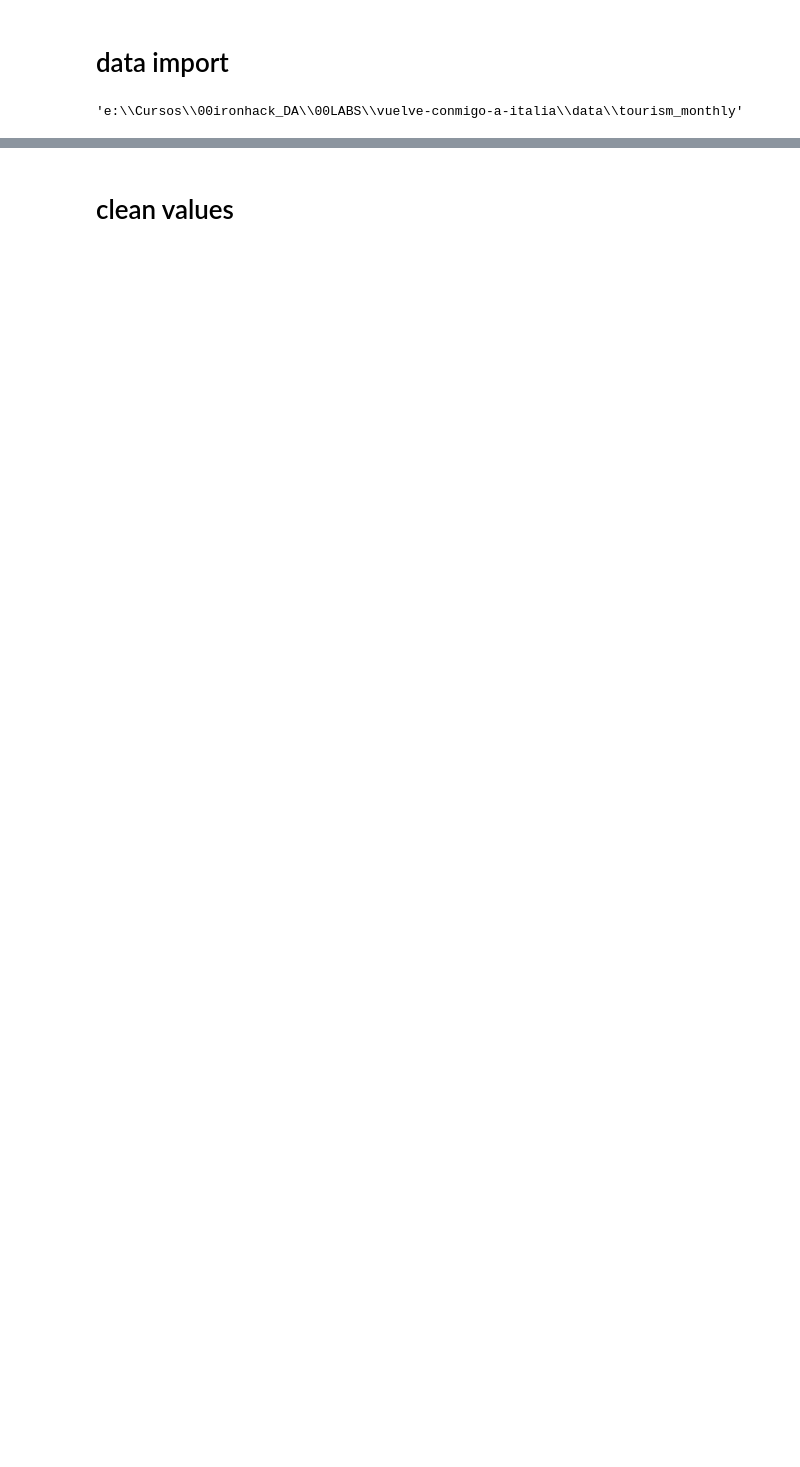
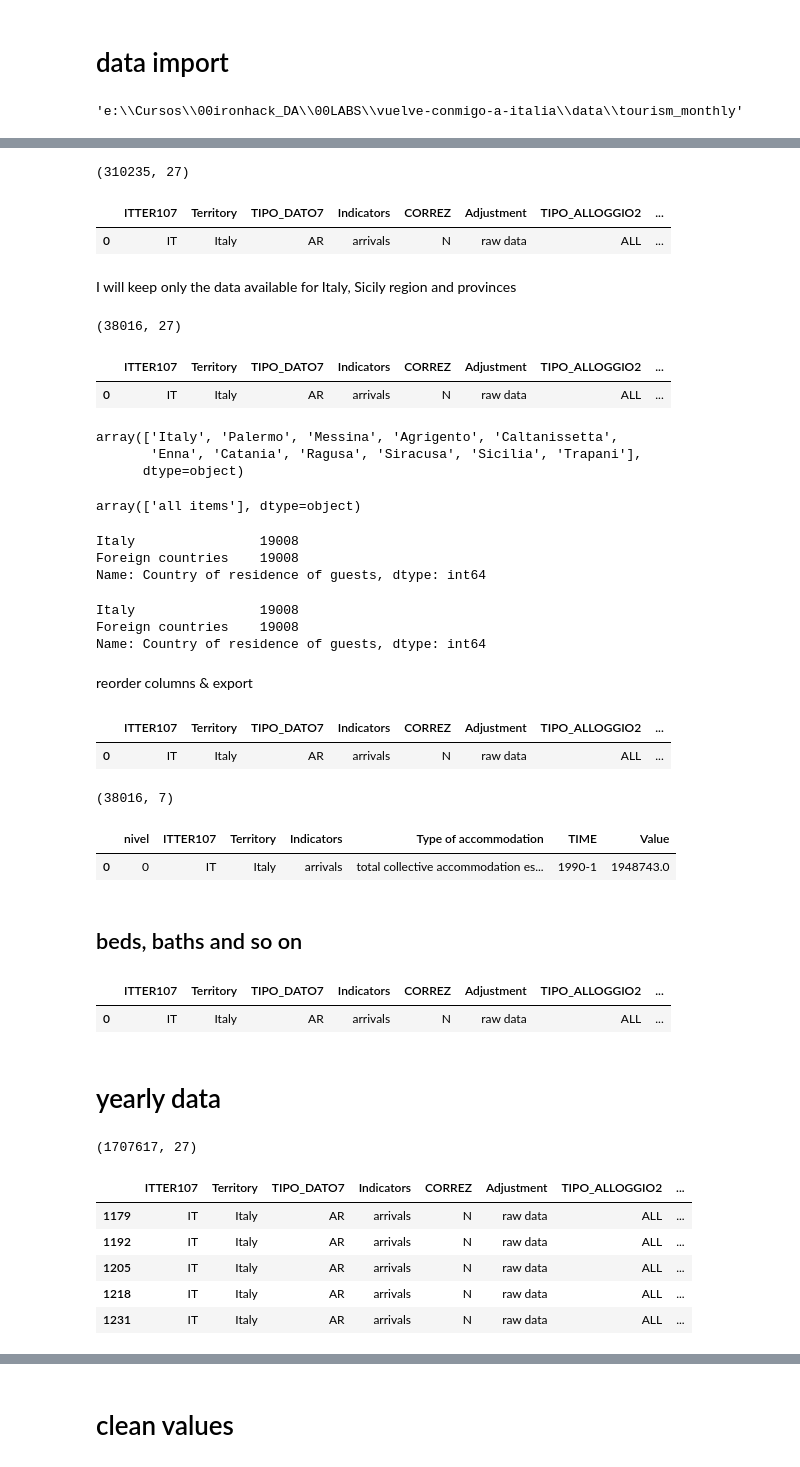
Before and after one commit to annassanchez/vuelve-conmigo-a-italia, a Jupyter notebook: notebooks/03_monthly_data_cleaning.ipynb, the cells around one changed output, grey strips where cells are left out. Drawn from its saved outputs; the diff is of its cells as text; code cells hidden in the pictures; blank space fills up the shorter version.

```diff
--- a/notebooks/03_monthly_data_cleaning.ipynb
+++ b/notebooks/03_monthly_data_cleaning.ipynb
@@ -37,0 +134,59 @@ df.head()
+# %%
+df_month_arrivals = df_month[((df_month['Indicators'] == 'arrivals') |
+    (df_month['Indicators'] == 'nights spent')) & (df_month['Type of locality'] == 'all items') &
+    ((df_month['Country of residence of guests'] == 'Italy') |
+        (df_month['Country of residence of guests'] == 'Foreign countries'))
+    ]
+print(df_month_arrivals.shape)
+df_month_arrivals.head(1)
+# %% [output]
+(310235, 27)
+|  | ITTER107 | Territory | TIPO_DATO7 | Indicators | CORREZ | Adjustment | TIPO_ALLOGGIO2 | ... |
+| 0 | IT | Italy | AR | arrivals | N | raw data | ALL | ... |
+# %% [markdown]
+I will keep only the data available for Italy, Sicily region and provinces
+# %%
+df_month_arrivals = df_month_arrivals[df_month_arrivals['Territory'].isin(bb.list_region)]
+print(df_month_arrivals.shape)
+df_month_arrivals.head(1)
+# %% [output]
+(38016, 27)
+|  | ITTER107 | Territory | TIPO_DATO7 | Indicators | CORREZ | Adjustment | TIPO_ALLOGGIO2 | ... |
+| 0 | IT | Italy | AR | arrivals | N | raw data | ALL | ... |
+# %%
+df_month_arrivals['Territory'].unique()
+# %% [output]
+array(['Italy', 'Palermo', 'Messina', 'Agrigento', 'Caltanissetta',
+       'Enna', 'Catania', 'Ragusa', 'Siracusa', 'Sicilia', 'Trapani'],
+      dtype=object)
+# %%
+df_month_arrivals['Type of locality'].unique()
+# %% [output]
+array(['all items'], dtype=object)
+# %%
+df_month_arrivals['Country of residence of guests'].value_counts()
+# %% [output]
+Italy                19008
+Foreign countries    19008
+Name: Country of residence of guests, dtype: int64
+# %%
+df_month_arrivals['Country of residence of guests'].value_counts()
+# %% [output]
+Italy                19008
+Foreign countries    19008
+Name: Country of residence of guests, dtype: int64
+# %% [markdown]
+reorder columns & export
+# %%
+df_month_arrivals.head(1)
+# %% [output]
+|  | ITTER107 | Territory | TIPO_DATO7 | Indicators | CORREZ | Adjustment | TIPO_ALLOGGIO2 | ... |
+| 0 | IT | Italy | AR | arrivals | N | raw data | ALL | ... |
+# %%
+df_month_arrivals = df_month_arrivals[[df_month_arrivals.columns.tolist()[-2]] + df_month_arrivals.columns.tolist()[0:2] + [df_month_arrivals.columns.tolist()[3]] + [df_month_arrivals.columns.tolist()[7]] + [df_month_arrivals.columns.tolist()[-7]] + [df_month_arrivals.columns.tolist()[-5]]]
+print(df_month_arrivals.shape)
+df_month_arrivals.head(1)
+# %% [output]
+(38016, 7)
+|  | nivel | ITTER107 | Territory | Indicators | Type of accommodation | TIME | Value |
+| 0 | 0 | IT | Italy | arrivals | total collective accommodation es... | 1990-1 | 1948743.0 |
@@ -37,0 +195,21 @@ df.head()
+# %% [markdown]
+## beds, baths and so on
+# %%
+df_month.head(1)
+# %% [output]
+|  | ITTER107 | Territory | TIPO_DATO7 | Indicators | CORREZ | Adjustment | TIPO_ALLOGGIO2 | ... |
+| 0 | IT | Italy | AR | arrivals | N | raw data | ALL | ... |
+# %% [markdown]
+# yearly data
+# %%
+df_year = df[df['year_month'] == 'yearly']
+print(df_year.shape)
+df_year.head()
+# %% [output]
+(1707617, 27)
+|  | ITTER107 | Territory | TIPO_DATO7 | Indicators | CORREZ | Adjustment | TIPO_ALLOGGIO2 | ... |
+| 1179 | IT | Italy | AR | arrivals | N | raw data | ALL | ... |
+| 1192 | IT | Italy | AR | arrivals | N | raw data | ALL | ... |
+| 1205 | IT | Italy | AR | arrivals | N | raw data | ALL | ... |
+| 1218 | IT | Italy | AR | arrivals | N | raw data | ALL | ... |
+| 1231 | IT | Italy | AR | arrivals | N | raw data | ALL | ... |
```
Also changed, not shown: parts of 22 cells of this notebook.
